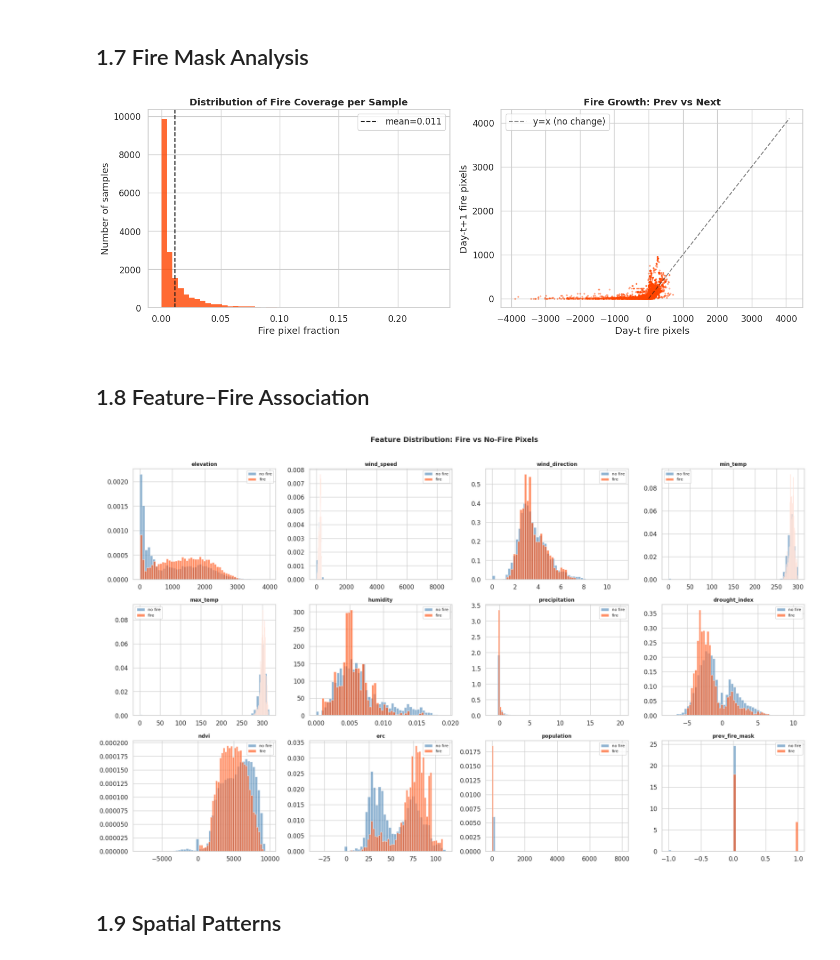
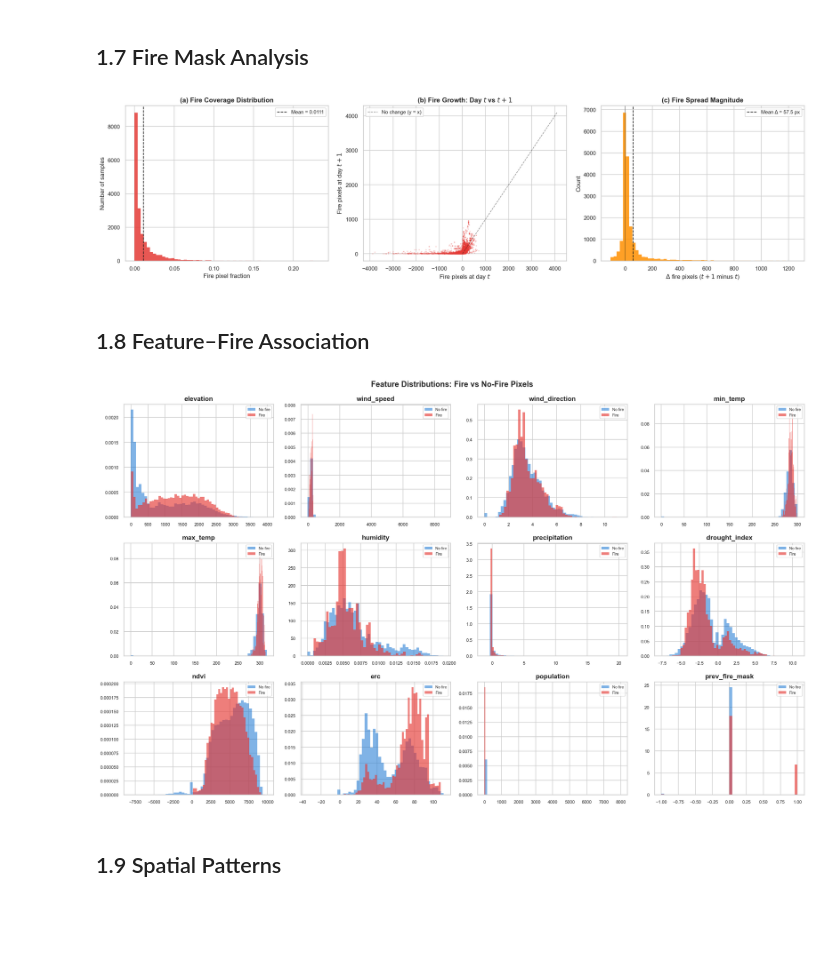
Before and after one commit to syrinemrf/FireSpreadNet, a Jupyter notebook: notebooks/01_EDA.ipynb, the cells around one changed output. Drawn from its saved outputs; the diff is of its cells as text; code cells hidden in the pictures; blank space fills up the shorter version.

```diff
--- a/notebooks/01_EDA.ipynb
+++ b/notebooks/01_EDA.ipynb
@@ -101,8 +114,8 @@ for split in ['train', 'val', 'test']:
     path = Path(PROCESSED_DIR) / f'{split}.npz'
     if path.exists():
         data = np.load(path)
-        splits[split] = {'X': data['X'], 'Y': data['Y']}
-        print(f'{split}: X={data["X"].shape}, Y={data["Y"].shape}')
+        splits[split] = {'X': data['inputs'], 'Y': data['targets']}
+        print(f'{split}: X={data["inputs"].shape}, Y={data["targets"].shape}')
     else:
         print(f'{split}: NOT FOUND — run download_data.py first')
 
@@ -270,42 +296,54 @@ for sid in sample_ids:
 # %% [markdown]
 ## 1.7 Fire Mask Analysis
 # %%
-# Burned area per sample
-fire_fracs = all_Y.reshape(all_Y.shape[0], -1).mean(axis=1)  # fraction of fire pixels
+# ── Fire mask analysis (publication quality, 3 panels) ──
+fire_fracs = all_Y.reshape(all_Y.shape[0], -1).mean(axis=1)
+prev_fire = all_X[:, CH['prev_fire_mask']].reshape(all_X.shape[0], -1).sum(axis=1)
+next_fire = all_Y.reshape(all_Y.shape[0], -1).sum(axis=1)
+fire_delta = next_fire - prev_fire
 
-fig, axes = plt.subplots(1, 2, figsize=(14, 5))
+fig, axes = plt.subplots(1, 3, figsize=(18, 5))
 
-axes[0].hist(fire_fracs, bins=50, color='orangered', alpha=0.8, edgecolor='none')
+# Panel A: fire coverage histogram
+axes[0].hist(fire_fracs, bins=60, color='#E53935', alpha=0.85, edgecolor='none')
 axes[0].set_xlabel('Fire pixel fraction')
 axes[0].set_ylabel('Number of samples')
-axes[0].set_title('Distribution of Fire Coverage per Sample', fontweight='bold')
-axes[0].axvline(fire_fracs.mean(), color='k', linestyle='--', label=f'mean={fire_fracs.mean():.3f}')
+axes[0].set_title('(a) Fire Coverage Distribution', fontweight='bold')
+axes[0].axvline(fire_fracs.mean(), color='k', linestyle='--', linewidth=1.2,
+                label=f'Mean = {fire_fracs.mean():.4f}')
 axes[0].legend()
 
-# Fire growth: prev_fire_mask total vs FireMask total
-prev_fire = all_X[:, CH['prev_fire_mask']].reshape(all_X.shape[0], -1).sum(axis=1)
-next_fire = all_Y.reshape(all_Y.shape[0], -1).sum(axis=1)
+# Panel B: fire growth scatter
+sc = axes[1].scatter(prev_fire, next_fire, s=2, alpha=0.15, c='#E53935', rasterized=True)
+axes[1].plot([0, 4096], [0, 4096], 'k--', alpha=0.5, linewidth=1, label='No change (y = x)')
+axes[1].set_xlabel('Fire pixels at day $t$')
+axes[1].set_ylabel('Fire pixels at day $t+1$')
+axes[1].set_title('(b) Fire Growth: Day $t$ vs $t+1$', fontweight='bold')
+axes[1].legend(loc='upper left')
 
-axes[1].scatter(prev_fire, next_fire, s=3, alpha=0.3, c='orangered')
-axes[1].plot([0, 4096], [0, 4096], 'k--', alpha=0.5, label='y=x (no change)')
-axes[1].set_xlabel('Day-t fire pixels')
-axes[1].set_ylabel('Day-t+1 fire pixels')
-axes[1].set_title('Fire Growth: Prev vs Next', fontweight='bold')
-axes[1].legend()
+# Panel C: fire delta (spread)
+bins_delta = np.linspace(np.percentile(fire_delta, 1), np.percentile(fire_delta, 99), 60)
+axes[2].hist(fire_delta, bins=bins_delta, color='#FF8F00', alpha=0.85, edgecolor='none')
+axes[2].axvline(0, color='k', linestyle='-', linewidth=0.8, alpha=0.5)
+axes[2].axvline(fire_delta.mean(), color='k', linestyle='--', linewidth=1.2,
+                label=f'Mean Δ = {fire_delta.mean():.1f} px')
+axes[2].set_xlabel('$\Delta$ fire pixels ($t+1$ minus $t$)')
+axes[2].set_ylabel('Count')
+axes[2].set_title('(c) Fire Spread Magnitude', fontweight='bold')
+axes[2].legend()
 
 plt.tight_layout()
-plt.savefig('../results/figures/eda_fire_analysis.png', dpi=150, bbox_inches='tight')
+plt.savefig(FIGURES_DIR / 'eda_fire_analysis.png', dpi=300, bbox_inches='tight')
 plt.show()
 # %% [output]
-[figure, old version]
+[figure, new version]
 # %% [markdown]
 ## 1.8 Feature–Fire Association
 # %%
-# For each feature, compare distribution at fire vs non-fire pixels
-fig, axes = plt.subplots(3, 4, figsize=(20, 12))
+# ── Feature distributions: fire vs no-fire pixels (publication quality) ──
+fig, axes = plt.subplots(3, 4, figsize=(18, 11))
 axes = axes.ravel()
 
-# Subsample for speed
 n_sub = min(500, all_X.shape[0])
 idx_sub = np.random.default_rng(42).choice(all_X.shape[0], n_sub, replace=False)
 X_s = all_X[idx_sub]
@@ -325,17 +363,20 @@ for i, name in enumerate(FEATURE_CHANNELS):
     if len(nofire_vals) > 100_000:
         nofire_vals = np.random.default_rng(42).choice(nofire_vals, 100_000, replace=False)
 
-    ax.hist(nofire_vals, bins=50, alpha=0.6, density=True, label='no fire', color='steelblue')
-    ax.hist(fire_vals, bins=50, alpha=0.6, density=True, label='fire', color='orangered')
-    ax.set_title(name, fontsize=10, fontweight='bold')
-    ax.legend(fontsize=8)
+    ax.hist(nofire_vals, bins=50, alpha=0.55, density=True, label='No fire',
+            color='#1976D2', edgecolor='none')
+    ax.hist(fire_vals, bins=50, alpha=0.65, density=True, label='Fire',
+            color='#E53935', edgecolor='none')
+    ax.set_title(name, fontweight='bold')
+    ax.legend(fontsize=7, loc='upper right')
+    ax.tick_params(axis='both', labelsize=8)
 
-plt.suptitle('Feature Distribution: Fire vs No-Fire Pixels', fontsize=14, fontweight='bold', y=1.01)
+plt.suptitle('Feature Distributions: Fire vs No-Fire Pixels', fontsize=14, fontweight='bold')
 plt.tight_layout()
-plt.savefig('../results/figures/eda_fire_vs_nofire.png', dpi=150, bbox_inches='tight')
+plt.savefig(FIGURES_DIR / 'eda_fire_vs_nofire.png', dpi=300, bbox_inches='tight')
 plt.show()
 # %% [output]
-[figure, old version]
+[figure, new version]
 # %% [markdown]
 ## 1.9 Spatial Patterns
 # %%
```
Also changed, not shown: parts of 37 cells of this notebook, 7 other files.
